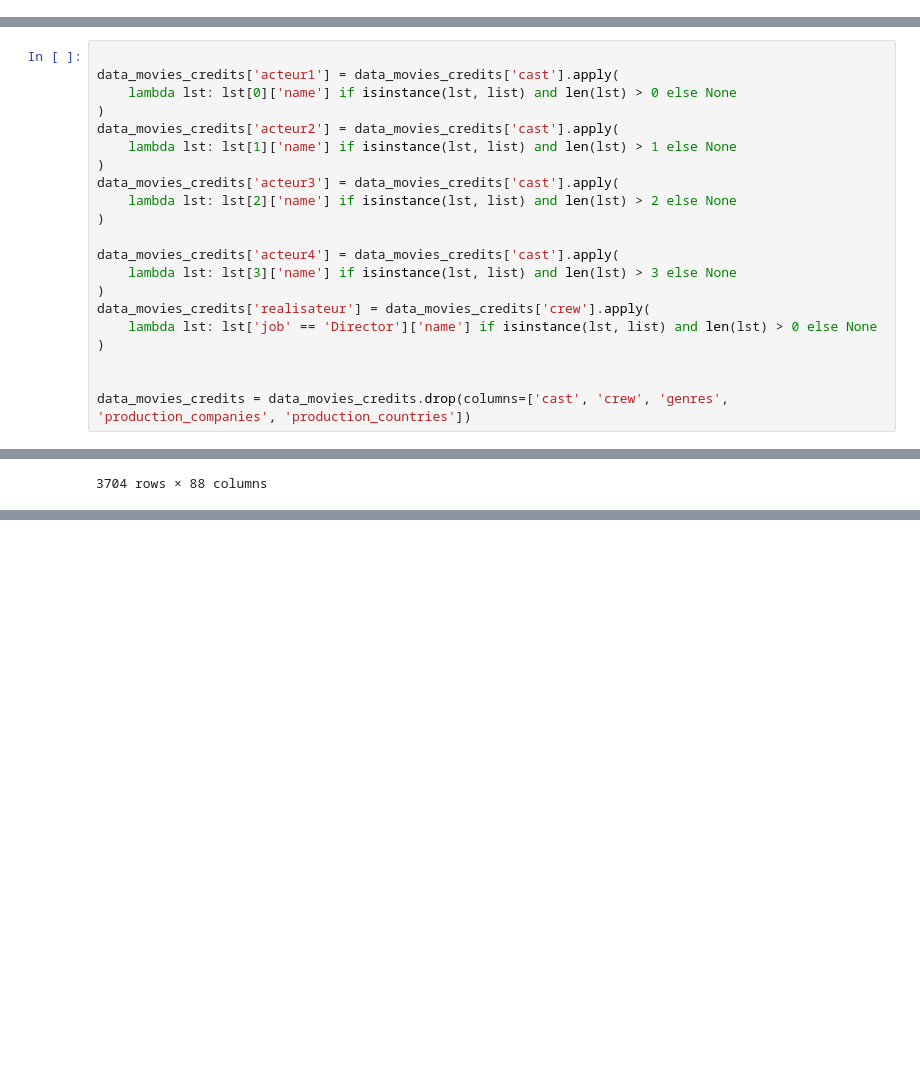
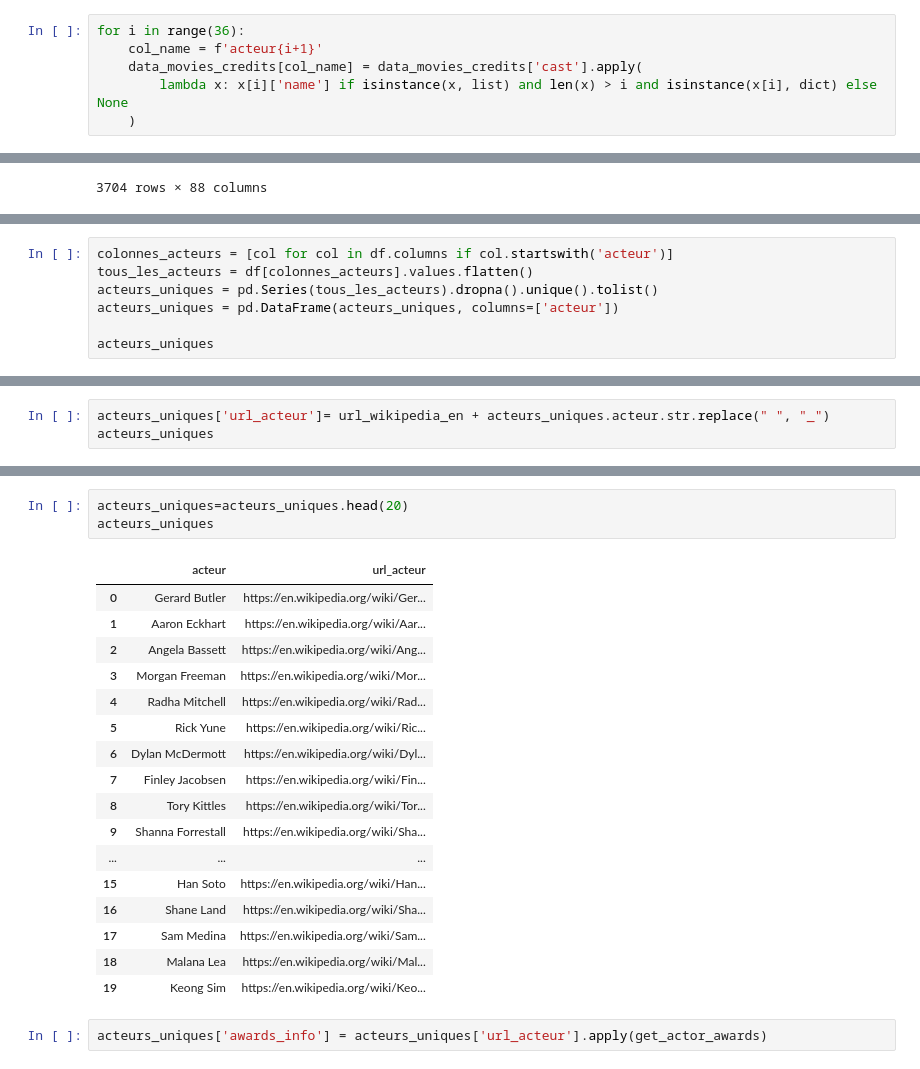
Before and after one commit to mlepennec-ensae/formation_cepe, a Jupyter notebook: Projet/donnees_projet.ipynb, the cells around one changed output, grey strips where cells are left out. Cells and saved outputs as stored; diff of their text form; blank space fills up the shorter version.

Commit message:
webscraping acteurs

```diff
--- a/Projet/donnees_projet.ipynb
+++ b/Projet/donnees_projet.ipynb
@@ -335,23 +357,8 @@ data_movies_credits['crew'] = data_movies_credits['crew'].apply(ast.literal_eval
+# %%
+for i in range(36):
+    col_name = f'acteur{i+1}'
+    data_movies_credits[col_name] = data_movies_credits['cast'].apply(
+        lambda x: x[i]['name'] if isinstance(x, list) and len(x) > i and isinstance(x[i], dict) else None
+    )
 # %% [markdown]
 On ajoute les colonnes correspondant aux 4 acteurs principaux du film et une colonne pour le réalisateur du film.
-# %%
-
-data_movies_credits['acteur1'] = data_movies_credits['cast'].apply(
-    lambda lst: lst[0]['name'] if isinstance(lst, list) and len(lst) > 0 else None
-)
-data_movies_credits['acteur2'] = data_movies_credits['cast'].apply(
-    lambda lst: lst[1]['name'] if isinstance(lst, list) and len(lst) > 1 else None
-)
-data_movies_credits['acteur3'] = data_movies_credits['cast'].apply(
-    lambda lst: lst[2]['name'] if isinstance(lst, list) and len(lst) > 2 else None
-)
-
-data_movies_credits['acteur4'] = data_movies_credits['cast'].apply(
-    lambda lst: lst[3]['name'] if isinstance(lst, list) and len(lst) > 3 else None
-)
-data_movies_credits['realisateur'] = data_movies_credits['crew'].apply(
-    lambda lst: lst['job' == 'Director']['name'] if isinstance(lst, list) and len(lst) > 0 else None
-)
-
-
-data_movies_credits = data_movies_credits.drop(columns=['cast', 'crew', 'genres', 'production_companies', 'production_countries'])
@@ -663,0 +653,7 @@ Name: count, Length: 1819, dtype: int64
+# %%
+colonnes_acteurs = [col for col in df.columns if col.startswith('acteur')]
+tous_les_acteurs = df[colonnes_acteurs].values.flatten()
+acteurs_uniques = pd.Series(tous_les_acteurs).dropna().unique().tolist()
+acteurs_uniques = pd.DataFrame(acteurs_uniques, columns=['acteur'])
+
+acteurs_uniques
@@ -663,0 +674,3 @@ Name: count, Length: 1819, dtype: int64
+# %%
+acteurs_uniques['url_acteur']= url_wikipedia_en + acteurs_uniques.acteur.str.replace(" ", "_")
+acteurs_uniques
@@ -663,0 +753,23 @@ Name: count, Length: 1819, dtype: int64
+# %%
+acteurs_uniques=acteurs_uniques.head(20)
+acteurs_uniques
+# %% [output]
+|  | acteur | url_acteur |
+| 0 | Gerard Butler | https://en.wikipedia.org/wiki/Ger... |
+| 1 | Aaron Eckhart | https://en.wikipedia.org/wiki/Aar... |
+| 2 | Angela Bassett | https://en.wikipedia.org/wiki/Ang... |
+| 3 | Morgan Freeman | https://en.wikipedia.org/wiki/Mor... |
+| 4 | Radha Mitchell | https://en.wikipedia.org/wiki/Rad... |
+| 5 | Rick Yune | https://en.wikipedia.org/wiki/Ric... |
+| 6 | Dylan McDermott | https://en.wikipedia.org/wiki/Dyl... |
+| 7 | Finley Jacobsen | https://en.wikipedia.org/wiki/Fin... |
+| 8 | Tory Kittles | https://en.wikipedia.org/wiki/Tor... |
+| 9 | Shanna Forrestall | https://en.wikipedia.org/wiki/Sha... |
+| ... | ... | ... |
+| 15 | Han Soto | https://en.wikipedia.org/wiki/Han... |
+| 16 | Shane Land | https://en.wikipedia.org/wiki/Sha... |
+| 17 | Sam Medina | https://en.wikipedia.org/wiki/Sam... |
+| 18 | Malana Lea | https://en.wikipedia.org/wiki/Mal... |
+| 19 | Keong Sim | https://en.wikipedia.org/wiki/Keo... |
+# %%
+acteurs_uniques['awards_info'] = acteurs_uniques['url_acteur'].apply(get_actor_awards)
```
Also changed, not shown: parts of 16 cells of this notebook.
